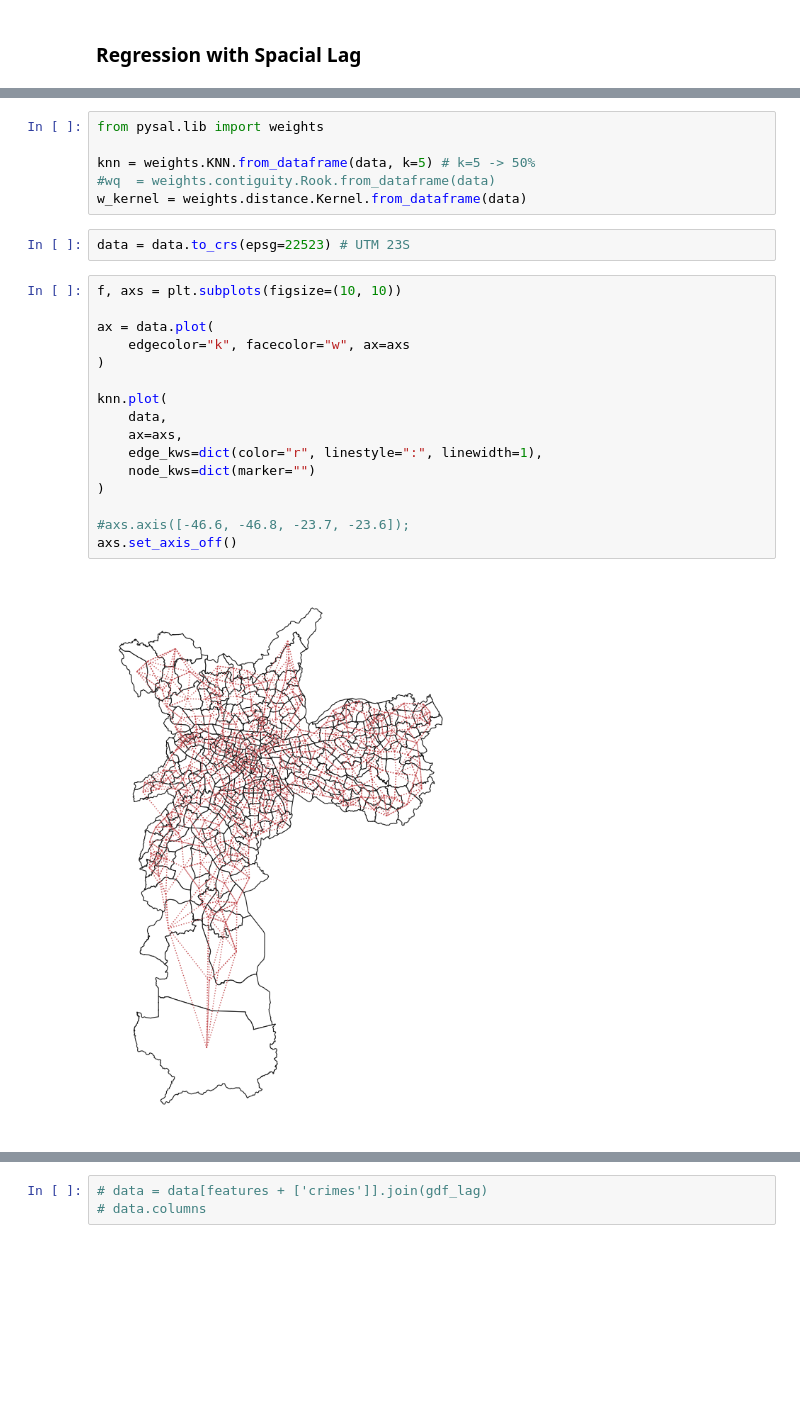
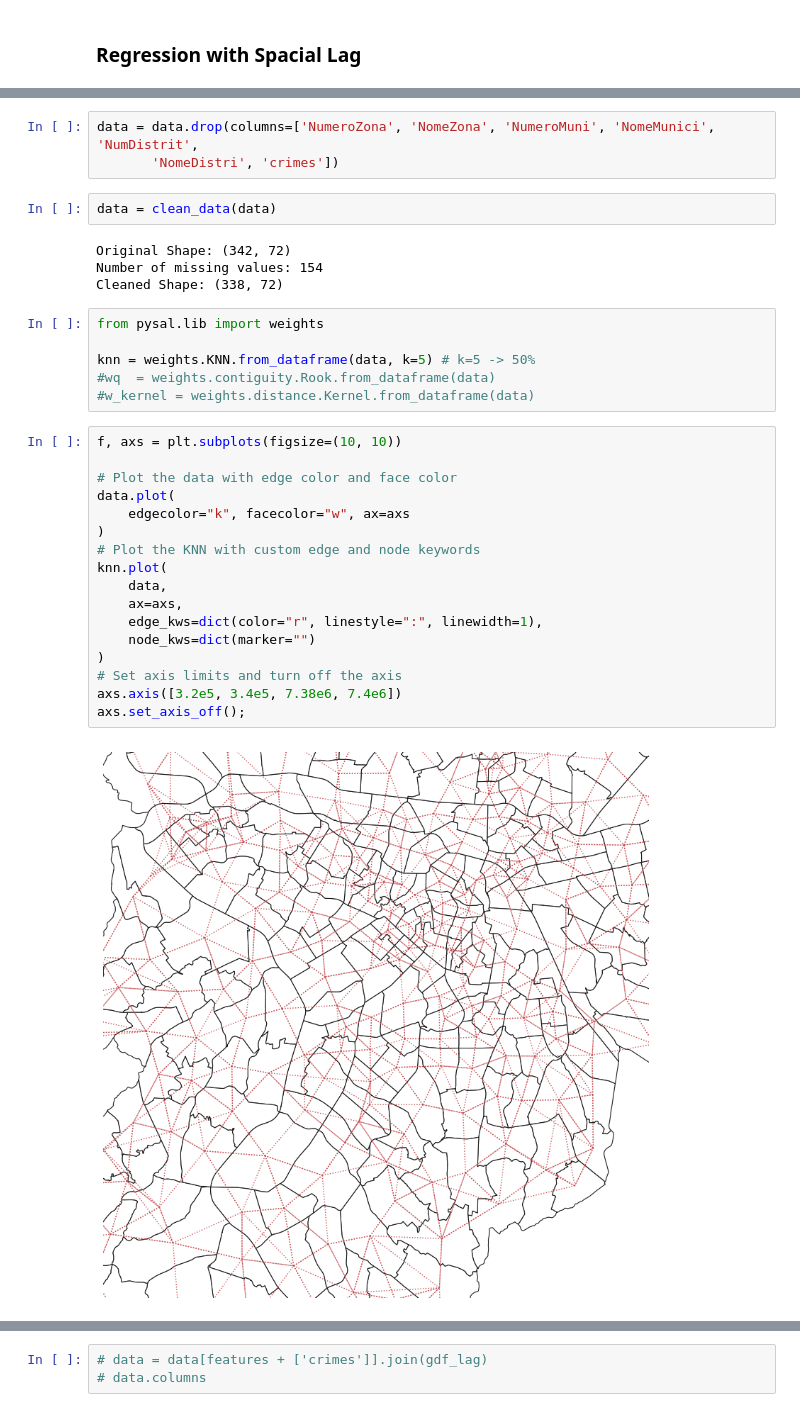
Before and after one commit to ozuromo/crime-analysis, a Jupyter notebook: NOTEBOOKS/analysis_zones.ipynb, the cells around one changed output, grey strips where cells are left out. Saved outputs shown, nothing was run; the diff lists cells and outputs as text; blank space fills up the shorter version.

```diff
--- a/NOTEBOOKS/analysis_zones.ipynb
+++ b/NOTEBOOKS/analysis_zones.ipynb
@@ -385,28 +442,36 @@ df.abs().describe()
+# %%
+data = data.drop(columns=['NumeroZona', 'NomeZona', 'NumeroMuni', 'NomeMunici', 'NumDistrit',
+       'NomeDistri', 'crimes'])
+# %%
+data = clean_data(data)
+# %% [output]
+Original Shape: (342, 72)
+Number of missing values: 154
+Cleaned Shape: (338, 72)
 # %%
 from pysal.lib import weights
 
 knn = weights.KNN.from_dataframe(data, k=5) # k=5 -> 50%
 #wq  = weights.contiguity.Rook.from_dataframe(data)
-w_kernel = weights.distance.Kernel.from_dataframe(data)
+#w_kernel = weights.distance.Kernel.from_dataframe(data)
-# %%
-data = data.to_crs(epsg=22523) # UTM 23S
 # %%
 f, axs = plt.subplots(figsize=(10, 10))
 
-ax = data.plot(
+# Plot the data with edge color and face color
+data.plot(
     edgecolor="k", facecolor="w", ax=axs
 )
-
+# Plot the KNN with custom edge and node keywords
 knn.plot(
     data,
     ax=axs,
     edge_kws=dict(color="r", linestyle=":", linewidth=1),
     node_kws=dict(marker="")
 )
-
-#axs.axis([-46.6, -46.8, -23.7, -23.6]);
-axs.set_axis_off()
+# Set axis limits and turn off the axis
+axs.axis([3.2e5, 3.4e5, 7.38e6, 7.4e6])
+axs.set_axis_off();
 # %% [output]
-[figure, old version]
+[figure, new version]
 # %%
 gdf_lag = (
```
Also changed, not shown: parts of 11 cells of this notebook, 4 other files.
